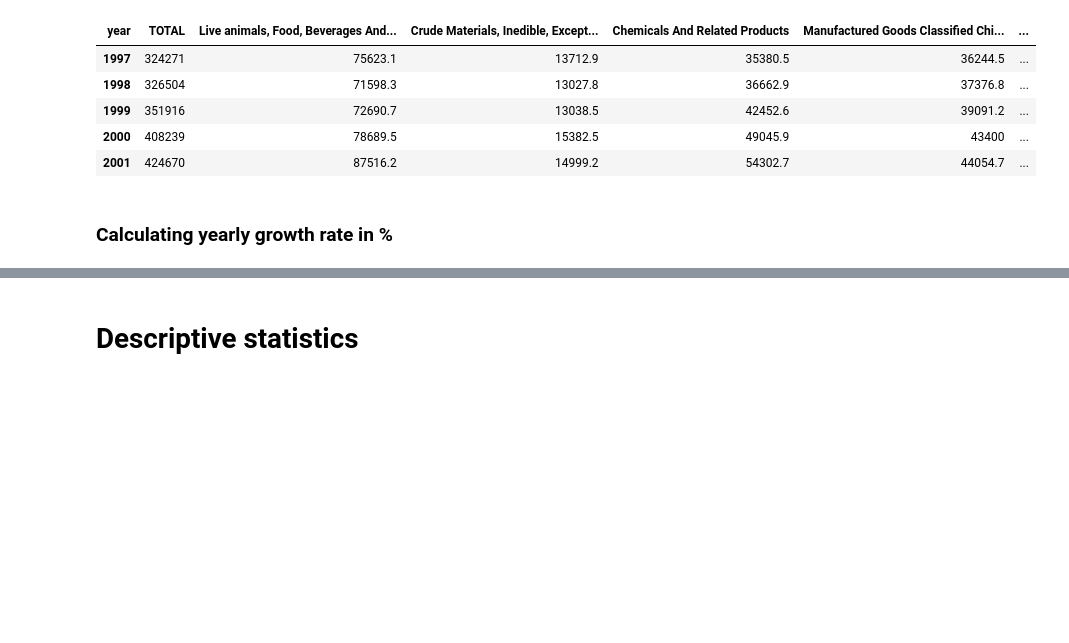
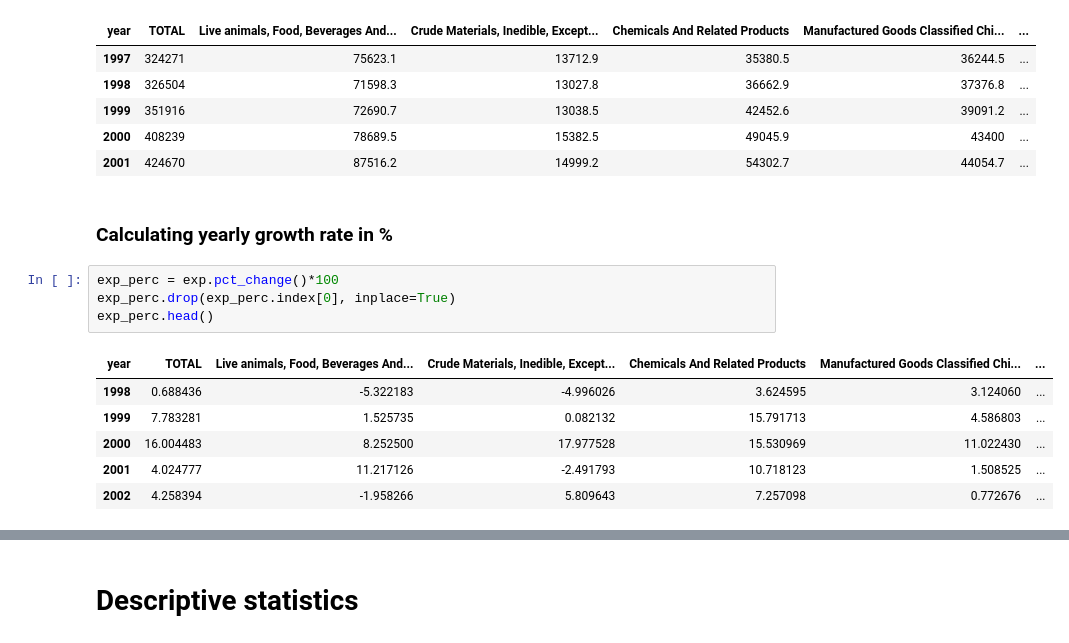
Before and after one commit to NumEconCopenhagen/projects-2019-jl, a Jupyter notebook: dataproject/Data_project_1.ipynb, the cells around one changed output, grey strips where cells are left out. Saved outputs shown, nothing was run; the diff lists cells and outputs as text; blank space fills up the shorter version.

```diff
--- a/dataproject/Data_project_1.ipynb
+++ b/dataproject/Data_project_1.ipynb
@@ -85,3 +85,14 @@ exp.head(5)
 | 2001 | 424670 | 87516.2 | 14999.2 | 54302.7 | 44054.7 | ... |
 # %% [markdown]
 ### Calculating yearly growth rate in %
+# %%
+exp_perc = exp.pct_change()*100
+exp_perc.drop(exp_perc.index[0], inplace=True)
+exp_perc.head()
+# %% [output]
+| year | TOTAL | Live animals, Food, Beverages And... | Crude Materials, Inedible, Except... | Chemicals And Related Products | Manufactured Goods Classified Chi... | ... |
+| 1998 | 0.688436 | -5.322183 | -4.996026 | 3.624595 | 3.124060 | ... |
+| 1999 | 7.783281 | 1.525735 | 0.082132 | 15.791713 | 4.586803 | ... |
+| 2000 | 16.004483 | 8.252500 | 17.977528 | 15.530969 | 11.022430 | ... |
+| 2001 | 4.024777 | 11.217126 | -2.491793 | 10.718123 | 1.508525 | ... |
+| 2002 | 4.258394 | -1.958266 | 5.809643 | 7.257098 | 0.772676 | ... |
```
Also changed, not shown: parts of 4 cells of this notebook.
